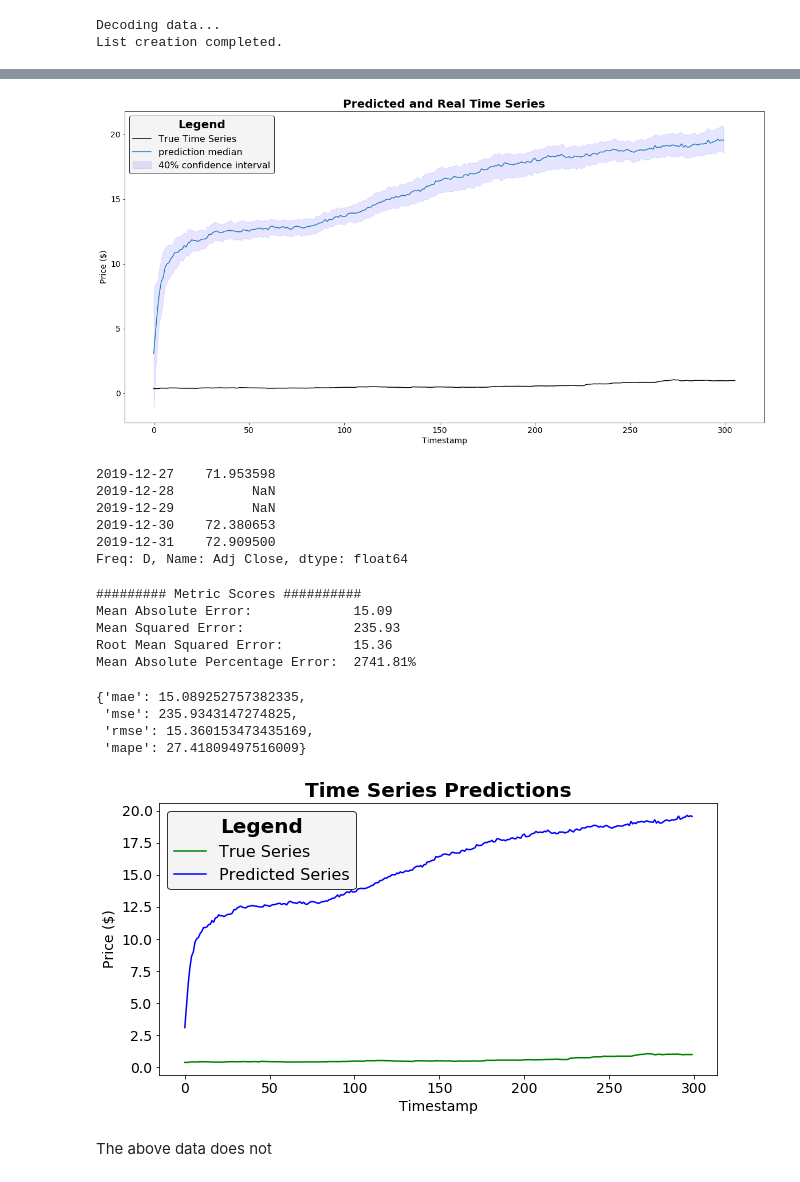
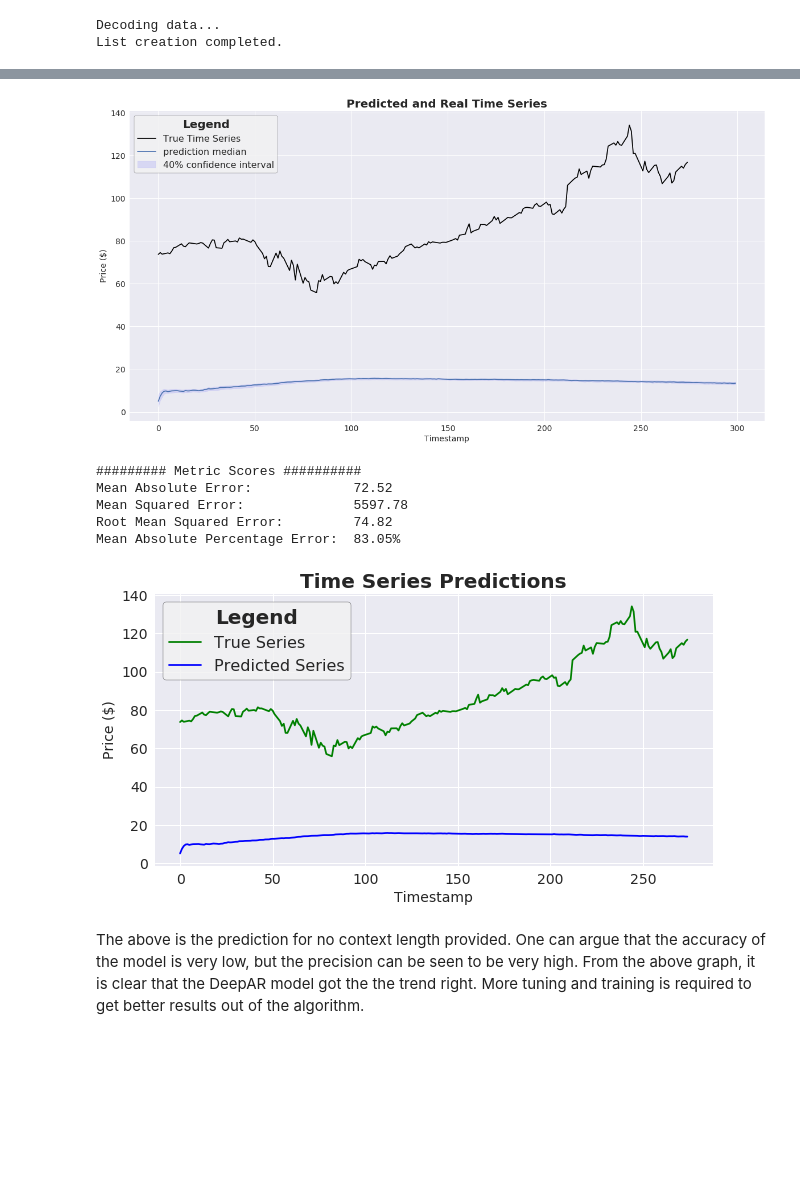
Before and after one commit to radroid/stock-price-predictor, a Jupyter notebook: 3_Model_Train_Test.ipynb, the cells around one changed output, grey strips where cells are left out. Saved outputs shown, nothing was run; the diff lists cells and outputs as text; code cells hidden in the pictures; blank space fills up the shorter version.

Commit message:
Submission Commit
- Update helper_functions.py.
- Plot neat graphs to display data well.

```diff
--- a/3_Model_Train_Test.ipynb
+++ b/3_Model_Train_Test.ipynb
@@ -82,6 +69,7 @@ for stock in stock_names.keys():
 df = data['AAPL'].index
 idx = pd.date_range(min(df.date), max(df.date))
 aapl_updated = data['AAPL'].copy().reindex(idx)
+aapl_data = aapl_updated.copy().interpolate()
 # %% [markdown]
 <a id="ARIMA-Model"></a>
 # 1. ARIMA Model
@@ -161,8 +149,3 @@ def stationarity_stats(time_series: pd.Series, window_size = 10):
 
     for key, value in test_results[4].items():
         print(f'{key} Critical Value: {value: .3f}')
-# %%
-from statsmodels.graphics.tsaplots import plot_acf, plot_pacf
-
-ax = arima_test.plot(figsize=(20,10))
-arima_train.plot(ax=ax, linestyle='--');
@@ -732,6 +885,4 @@ Decoding data...
 List creation completed.
 # %%
 end_time = start_time + pd.DateOffset(days=prediction_2020[0].index[-1])
-test_ts_2020 = [aapl_updated['Adj Close'][start_time:end_time]]
-
-display_results(prediction_2020, test_ts_2020)
+test_ts_2020 = [aapl_data['Adj Close'][start_time:end_time]]
@@ -745,8 +893,7 @@ start = datetime.datetime(2004,3,1)
 true_ts = test_ts_2020[0]
 pred_ts = prediction_2020[0]
 
-true_ts = test_ts_list[0].interpolate().dropna()[start:]
-true_ts = pd.Series(true_ts.values)
+true_ts = pd.Series(true_ts.values[-300:])
 
 true_ts.plot(color='black', ax=ax,
              label='True Time Series')
@@ -770,13 +917,4 @@ leg.set_title("Legend", prop={"size": 20, "weight": 'bold'})
 plt.xticks(fontsize=14)
 plt.yticks(fontsize=14);
 # %% [output]
-[figure, old version]
+[figure, new version]
-# %%
-test_ts_list[-1].tail()
-# %% [output]
-2019-12-27    71.953598
-2019-12-28          NaN
-2019-12-29          NaN
-2019-12-30    72.380653
-2019-12-31    72.909500
-Freq: D, Name: Adj Close, dtype: float64
@@ -785,17 +924,13 @@ predictor.delete_endpoint()
 # %%
-evaluate_model(true_ts[:-6], pred_ts['0.5'])
+evaluate_model(true_ts, pred_ts['0.5'][:-25]);
 # %% [output]
 ######### Metric Scores ##########
-Mean Absolute Error:             15.09
-Mean Squared Error:              235.93
-Root Mean Squared Error:         15.36
-Mean Absolute Percentage Error:  2741.81%
+Mean Absolute Error:             72.52
+Mean Squared Error:              5597.78
+Root Mean Squared Error:         74.82
+Mean Absolute Percentage Error:  83.05%
-{'mae': 15.089252757382335,
- 'mse': 235.9343147274825,
- 'rmse': 15.360153473435169,
- 'mape': 27.41809497516009}
-[figure, old version]
+[figure, new version]
-# %% [markdown]
-The above data does not
+# %% [markdown]
+The above is the prediction for no context length provided. One can argue that the accuracy of the model is very low, but the precision can be seen to be very high. From the above graph, it is clear that the DeepAR model got the the trend right. More tuning and training is required to get better results out of the algorithm.
 # %% [markdown]
 # Future Scopes
```
Also changed, not shown: parts of 53 cells of this notebook, 2 other files.
